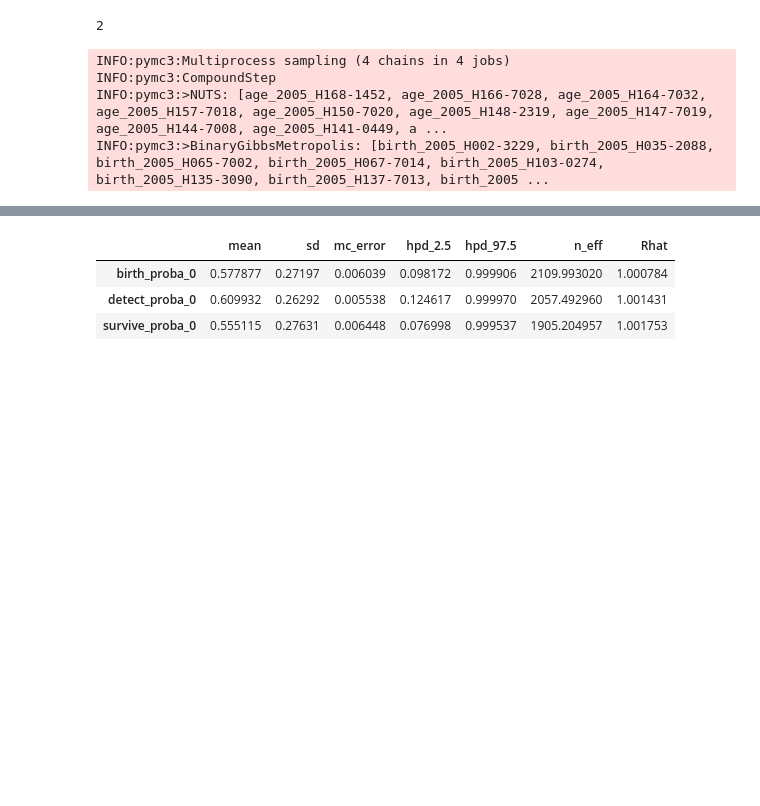
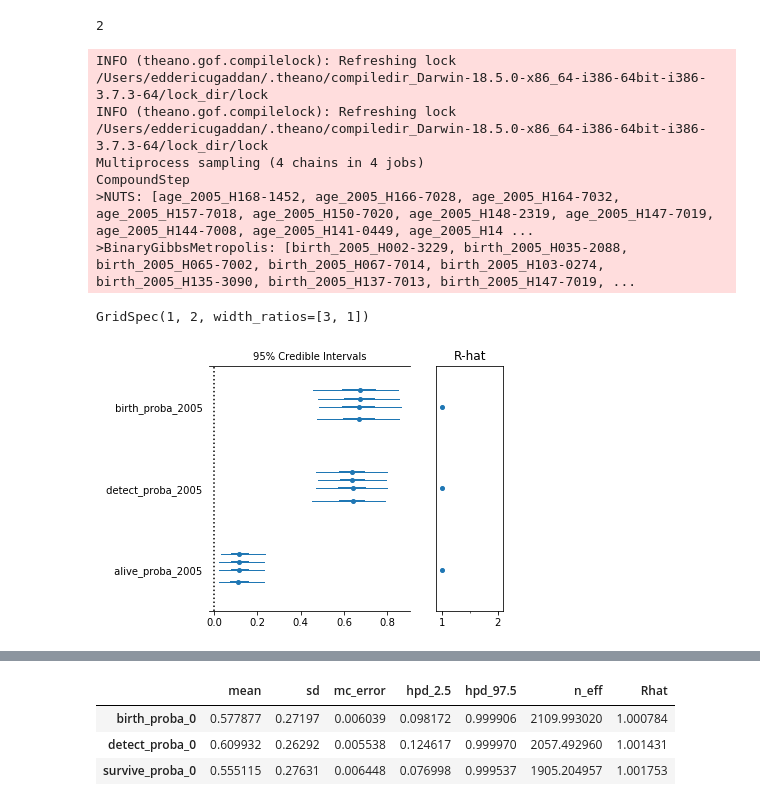
Before and after one commit to Edderic/mics-whales, a Jupyter notebook: mics-whales-new.ipynb, the cells around one changed output, grey strips where cells are left out. Cells and saved outputs as stored; diff of their text form; code cells hidden in the pictures; blank space fills up the shorter version.

Commit message:
create 2005 and 2006 birth rates

```diff
--- a/mics-whales-new.ipynb
+++ b/mics-whales-new.ipynb
@@ -864,11 +845,18 @@ with pm.Model() as test:
             observed=observed[i]
         )
 
-    traces = pm.sample(draws=10000, tune=5000)
+    traces = pm.sample(draws=2000, tune=1000)
 # %% [output]
-INFO:pymc3:Multiprocess sampling (4 chains in 4 jobs)
-INFO:pymc3:CompoundStep
-INFO:pymc3:>NUTS: [age_2005_H168-1452, age_2005_H166-7028, age_2005_H164-7032, age_2005_H157-7018, age_2005_H150-7020, age_2005_H148-2319, age_2005_H147-7019, age_2005_H144-7008, age_2005_H141-0449, a ...
-INFO:pymc3:>BinaryGibbsMetropolis: [birth_2005_H002-3229, birth_2005_H035-2088, birth_2005_H065-7002, birth_2005_H067-7014, birth_2005_H103-0274, birth_2005_H135-3090, birth_2005_H137-7013, birth_2005 ...
+INFO (theano.gof.compilelock): Refreshing lock /Users/eddericugaddan/.theano/compiledir_Darwin-18.5.0-x86_64-i386-64bit-i386-3.7.3-64/lock_dir/lock
+INFO (theano.gof.compilelock): Refreshing lock /Users/eddericugaddan/.theano/compiledir_Darwin-18.5.0-x86_64-i386-64bit-i386-3.7.3-64/lock_dir/lock
+Multiprocess sampling (4 chains in 4 jobs)
+CompoundStep
+>NUTS: [age_2005_H168-1452, age_2005_H166-7028, age_2005_H164-7032, age_2005_H157-7018, age_2005_H150-7020, age_2005_H148-2319, age_2005_H147-7019, age_2005_H144-7008, age_2005_H141-0449, age_2005_H14 ...
+>BinaryGibbsMetropolis: [birth_2005_H002-3229, birth_2005_H035-2088, birth_2005_H065-7002, birth_2005_H067-7014, birth_2005_H103-0274, birth_2005_H135-3090, birth_2005_H137-7013, birth_2005_H147-7019, ...
 # %%
 pop_vars = ['birth_proba_2005', 'detect_proba_2005', 'alive_proba_2005']
+# %%
+pm.forestplot(traces, varnames=pop_vars)
+# %% [output]
+GridSpec(1, 2, width_ratios=[3, 1])
+[figure, added]
```
Also changed, not shown: parts of 6 cells of this notebook.
